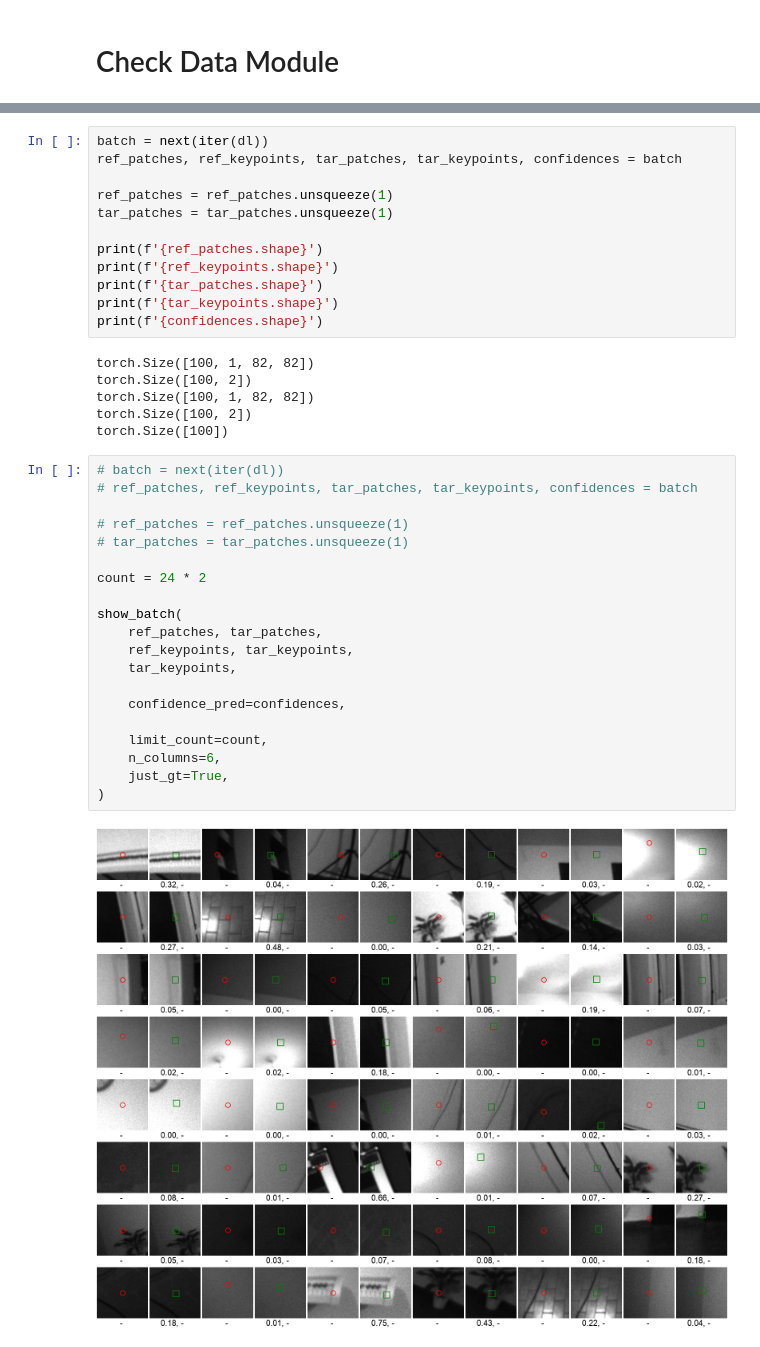
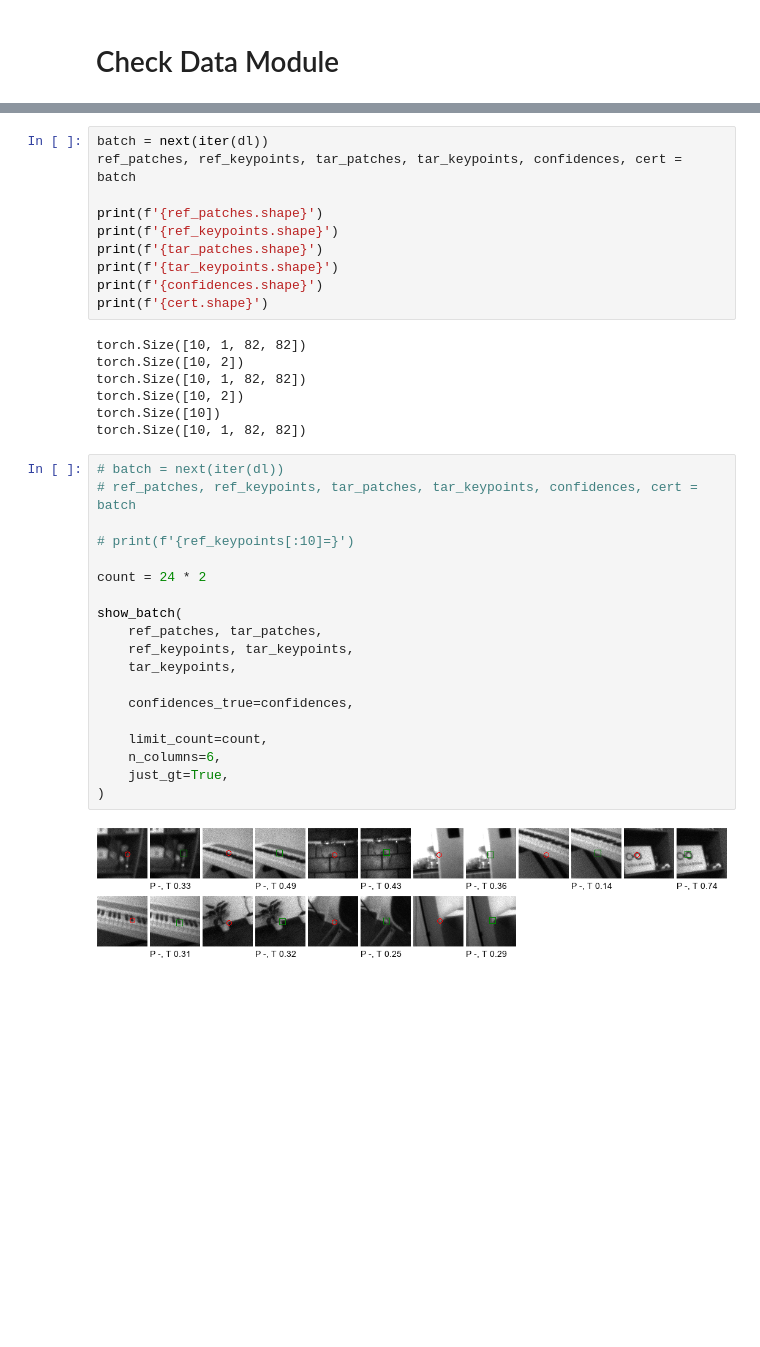
Before and after one commit to pranav-ap/keypoint_matcher, a Jupyter notebook: notebooks/explore_missing.ipynb, the cells around one changed output, grey strips where cells are left out. Saved outputs shown, nothing was run; the diff lists cells and outputs as text; blank space fills up the shorter version.

```diff
--- a/notebooks/explore_missing.ipynb
+++ b/notebooks/explore_missing.ipynb
@@ -41,41 +43,39 @@ INFO     | setup | Validation Dataset  : 586 samples
 # %%
 batch = next(iter(dl))
-ref_patches, ref_keypoints, tar_patches, tar_keypoints, confidences = batch
-
-ref_patches = ref_patches.unsqueeze(1)
-tar_patches = tar_patches.unsqueeze(1)
+ref_patches, ref_keypoints, tar_patches, tar_keypoints, confidences, cert = batch
 
 print(f'{ref_patches.shape}')
 print(f'{ref_keypoints.shape}')
 print(f'{tar_patches.shape}')
 print(f'{tar_keypoints.shape}')
 print(f'{confidences.shape}')
+print(f'{cert.shape}')
 # %% [output]
-torch.Size([100, 1, 82, 82])
-torch.Size([100, 2])
-torch.Size([100, 1, 82, 82])
-torch.Size([100, 2])
-torch.Size([100])
+torch.Size([10, 1, 82, 82])
+torch.Size([10, 2])
+torch.Size([10, 1, 82, 82])
+torch.Size([10, 2])
+torch.Size([10])
+torch.Size([10, 1, 82, 82])
 # %%
 # batch = next(iter(dl))
-# ref_patches, ref_keypoints, tar_patches, tar_keypoints, confidences = batch
+# ref_patches, ref_keypoints, tar_patches, tar_keypoints, confidences, cert = batch
 
-# ref_patches = ref_patches.unsqueeze(1)
-# tar_patches = tar_patches.unsqueeze(1)
+# print(f'{ref_keypoints[:10]=}')
 
 count = 24 * 2
 
 show_batch(
     ref_patches, tar_patches,
     ref_keypoints, tar_keypoints,
     tar_keypoints,
 
-    confidence_pred=confidences,
+    confidences_true=confidences,
 
     limit_count=count,
     n_columns=6,
     just_gt=True,
 )
 # %% [output]
-[figure, old version]
+[figure, new version]
 # %%
```
Also changed, not shown: parts of 9 cells of this notebook, 7 other files.
